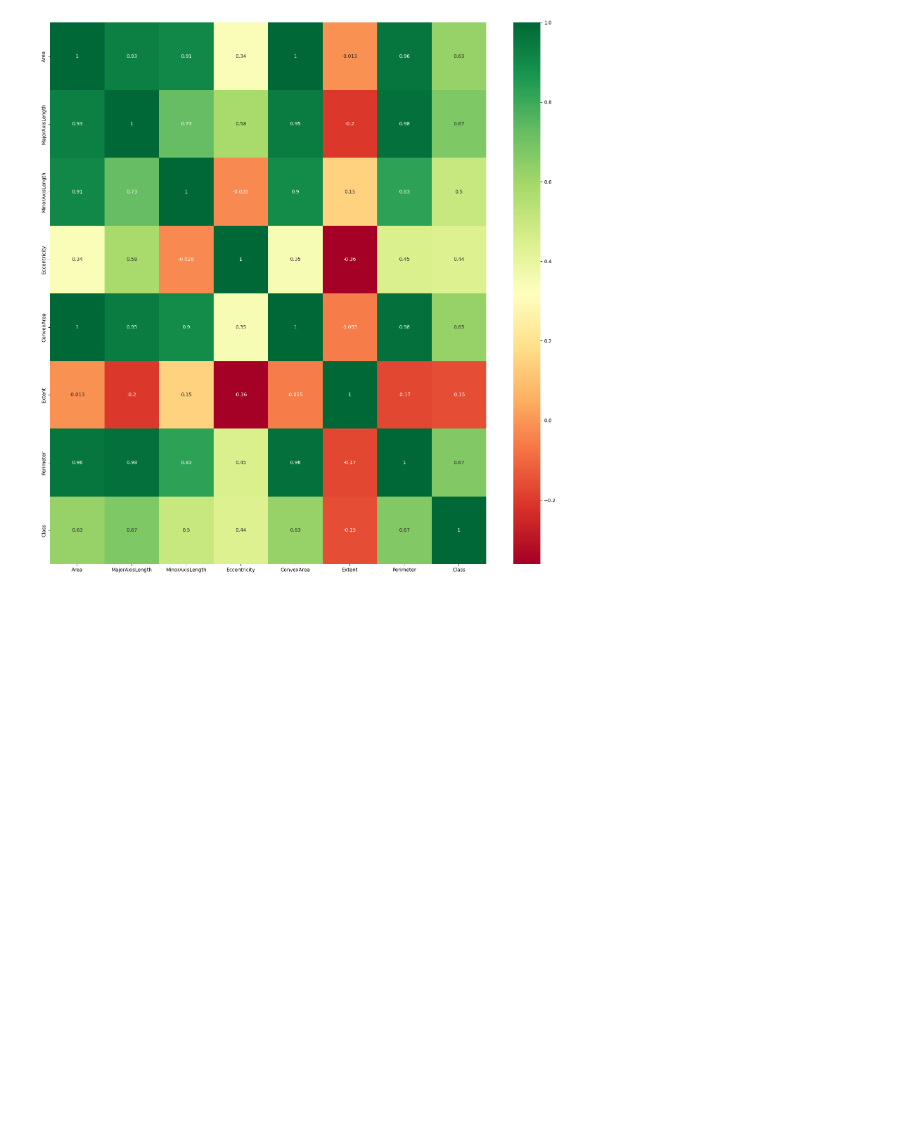
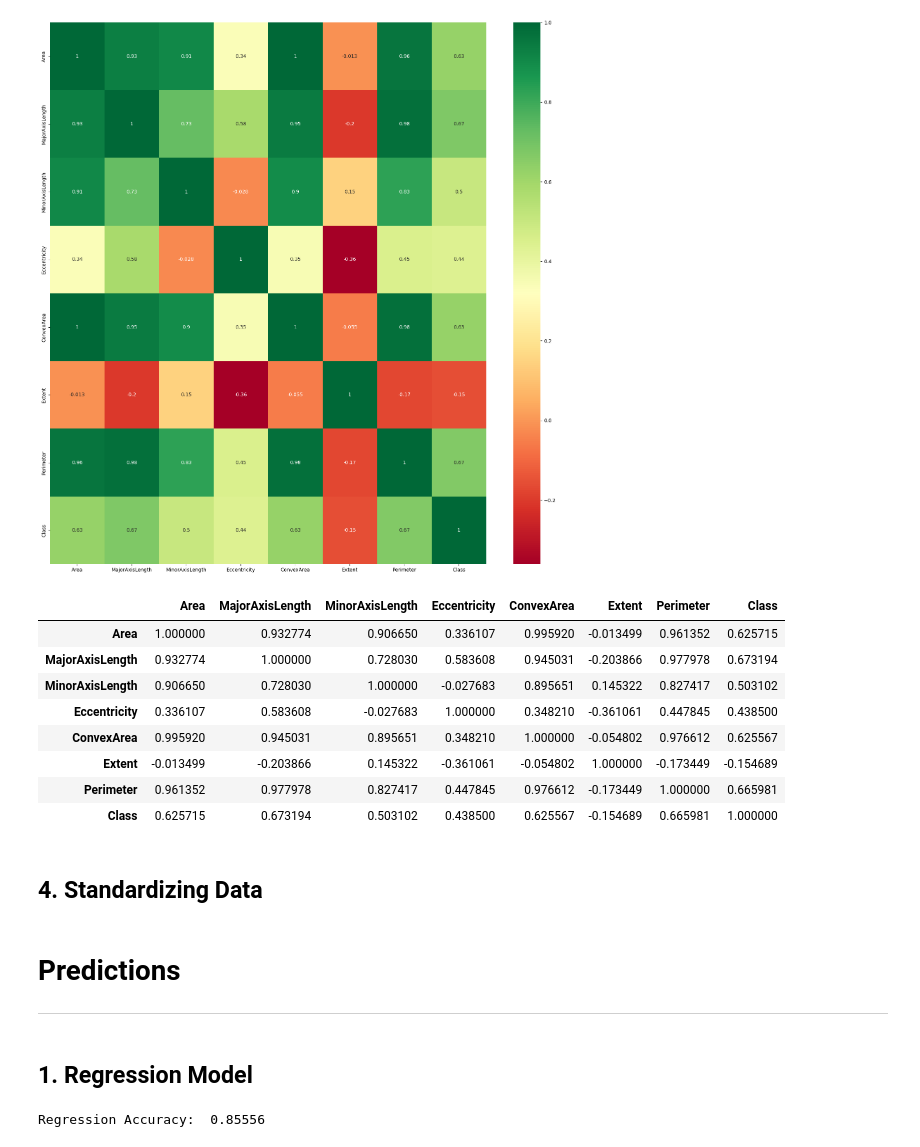
Before and after one commit to manjit-baishya-datascience/Binary-Classification-Resins, a Jupyter notebook: rasins_binary_classification.ipynb, the cells around one changed output. Saved outputs shown, nothing was run; the diff lists cells and outputs as text; code cells hidden in the pictures; blank space fills up the shorter version.

```diff
--- a/rasins_binary_classification.ipynb
+++ b/rasins_binary_classification.ipynb
@@ -138,3 +138,17 @@ plt.figure(figsize=(20,20))
 g=sns.heatmap(df[top_corr_features].corr(),annot=True,cmap="RdYlGn")
 # %% [output]
 [figure]
+# %%
+df.corr()
+# %% [output]
+|  | Area | MajorAxisLength | MinorAxisLength | Eccentricity | ConvexArea | Extent | Perimeter | Class |
+| Area | 1.000000 | 0.932774 | 0.906650 | 0.336107 | 0.995920 | -0.013499 | 0.961352 | 0.625715 |
+| MajorAxisLength | 0.932774 | 1.000000 | 0.728030 | 0.583608 | 0.945031 | -0.203866 | 0.977978 | 0.673194 |
+| MinorAxisLength | 0.906650 | 0.728030 | 1.000000 | -0.027683 | 0.895651 | 0.145322 | 0.827417 | 0.503102 |
+| Eccentricity | 0.336107 | 0.583608 | -0.027683 | 1.000000 | 0.348210 | -0.361061 | 0.447845 | 0.438500 |
+| ConvexArea | 0.995920 | 0.945031 | 0.895651 | 0.348210 | 1.000000 | -0.054802 | 0.976612 | 0.625567 |
+| Extent | -0.013499 | -0.203866 | 0.145322 | -0.361061 | -0.054802 | 1.000000 | -0.173449 | -0.154689 |
+| Perimeter | 0.961352 | 0.977978 | 0.827417 | 0.447845 | 0.976612 | -0.173449 | 1.000000 | 0.665981 |
+| Class | 0.625715 | 0.673194 | 0.503102 | 0.438500 | 0.625567 | -0.154689 | 0.665981 | 1.000000 |
+# %% [markdown]
+## **4. Standardizing Data**
@@ -140,0 +159,18 @@ g=sns.heatmap(df[top_corr_features].corr(),annot=True,cmap="RdYlGn")
+# %% [markdown]
+# **Predictions**
+---
+# %% [markdown]
+## **1. Regression Model**
+# %%
+# building a Logistic Regression model
+lr_model = LogisticRegression()
+lr_model.fit(X_train, y_train)
+
+# make predictions on the test set
+y_pred = lr_model.predict(X_test)
+
+# evaluate the model's accuracy
+accuracy = accuracy_score(y_test, y_pred)
+print("Regression Accuracy: {0: 0.5f}".format(accuracy))
+# %% [output]
+Regression Accuracy:  0.85556
```
Also changed, not shown: parts of 23 cells of this notebook.
